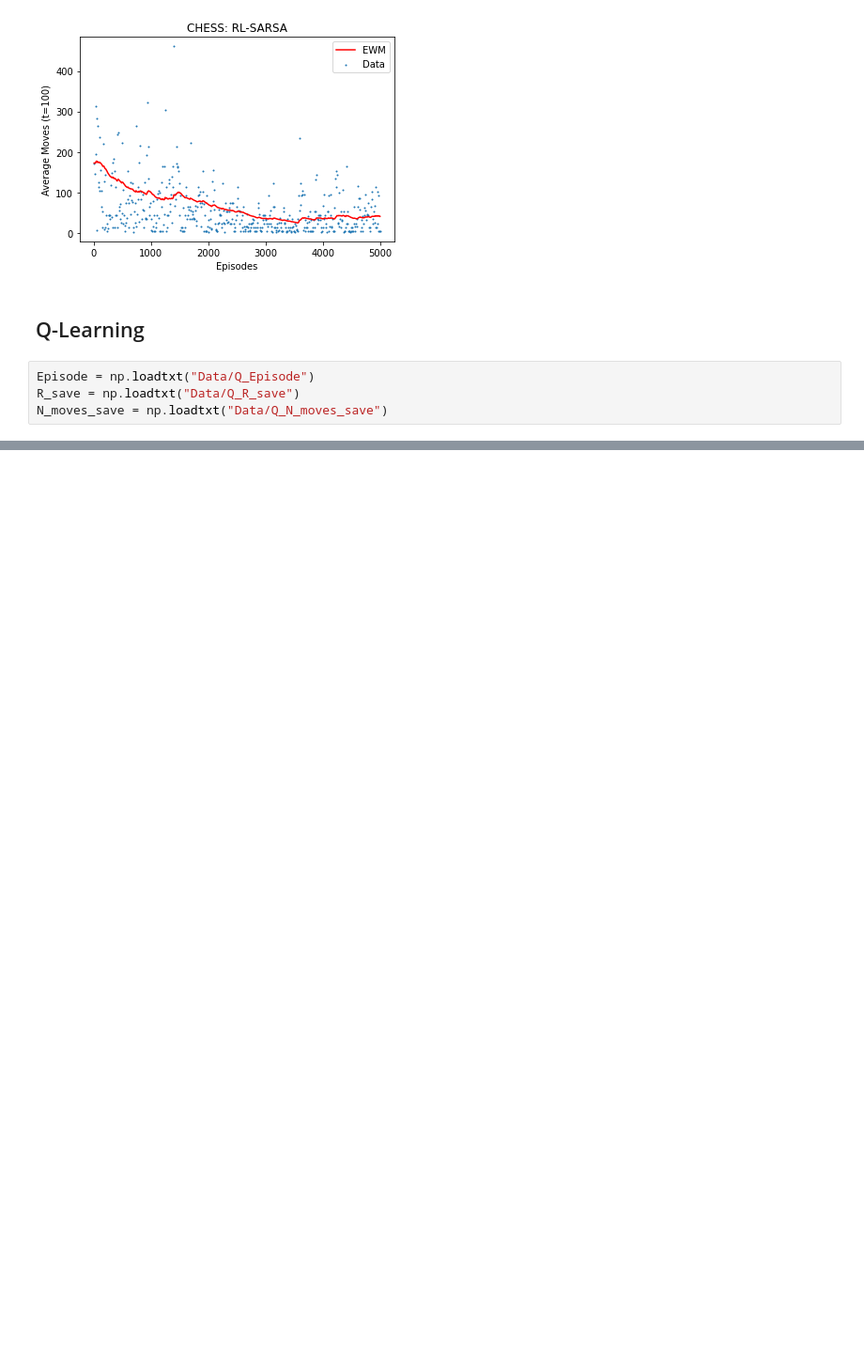
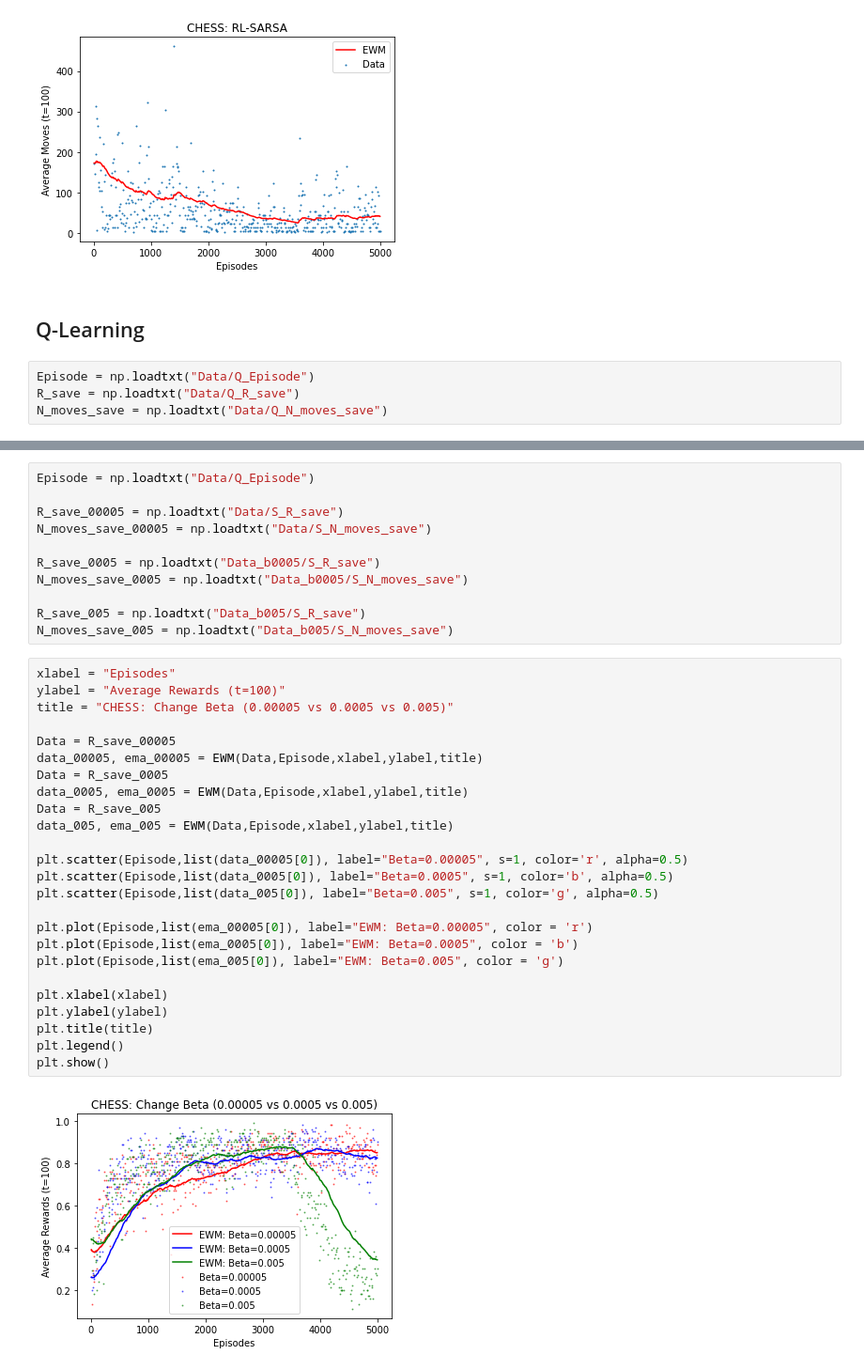
Before and after one commit to hk-kaden-kim/UZH-FS22-RL, a Jupyter notebook: AssignmentFiles/TrainingDataAnalysis.ipynb, the cells around one changed output, grey strips where cells are left out. Shown: that part at 94% size. Saved outputs shown, nothing was run; the diff lists cells and outputs as text; blank space fills up the shorter version.

```diff
--- a/AssignmentFiles/TrainingDataAnalysis.ipynb
+++ b/AssignmentFiles/TrainingDataAnalysis.ipynb
@@ -54,0 +139,38 @@ PlotEWM(Data,Episode,xlabel,ylabel,title)
+# %%
+Episode = np.loadtxt("Data/Q_Episode")
+
+R_save_00005 = np.loadtxt("Data/S_R_save")
+N_moves_save_00005 = np.loadtxt("Data/S_N_moves_save")
+
+R_save_0005 = np.loadtxt("Data_b0005/S_R_save")
+N_moves_save_0005 = np.loadtxt("Data_b0005/S_N_moves_save")
+
+R_save_005 = np.loadtxt("Data_b005/S_R_save")
+N_moves_save_005 = np.loadtxt("Data_b005/S_N_moves_save")
+# %%
+xlabel = "Episodes"
+ylabel = "Average Rewards (t=100)"
+title = "CHESS: Change Beta (0.00005 vs 0.0005 vs 0.005)"
+
+Data = R_save_00005
+data_00005, ema_00005 = EWM(Data,Episode,xlabel,ylabel,title)
+Data = R_save_0005
+data_0005, ema_0005 = EWM(Data,Episode,xlabel,ylabel,title)
+Data = R_save_005
+data_005, ema_005 = EWM(Data,Episode,xlabel,ylabel,title)
+
+plt.scatter(Episode,list(data_00005[0]), label="Beta=0.00005", s=1, color='r', alpha=0.5)
+plt.scatter(Episode,list(data_0005[0]), label="Beta=0.0005", s=1, color='b', alpha=0.5)
+plt.scatter(Episode,list(data_005[0]), label="Beta=0.005", s=1, color='g', alpha=0.5)
+
+plt.plot(Episode,list(ema_00005[0]), label="EWM: Beta=0.00005", color = 'r')
+plt.plot(Episode,list(ema_0005[0]), label="EWM: Beta=0.0005", color = 'b')
+plt.plot(Episode,list(ema_005[0]), label="EWM: Beta=0.005", color = 'g')
+
+plt.xlabel(xlabel)
+plt.ylabel(ylabel)
+plt.title(title)
+plt.legend()
+plt.show()
+# %% [output]
+[figure, added]
```
Also changed, not shown: parts of 15 cells of this notebook, 36 other files.
